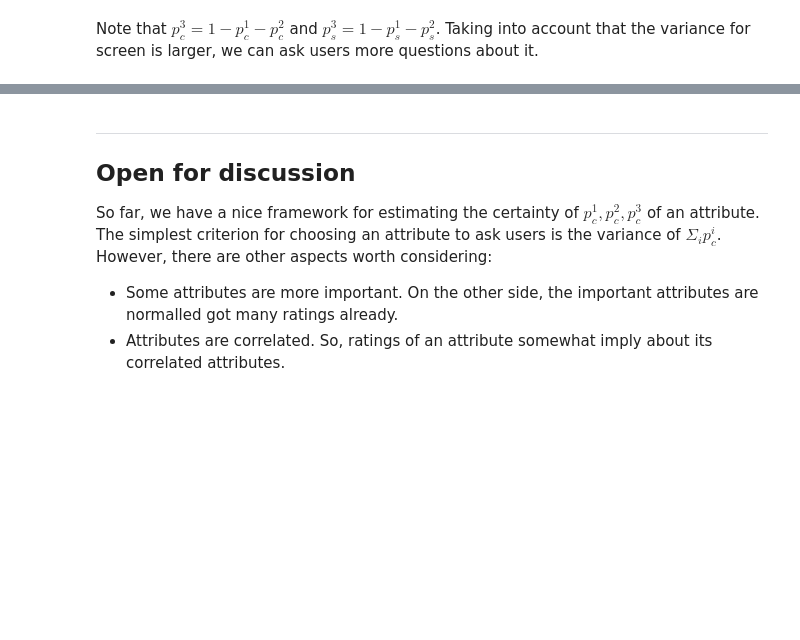
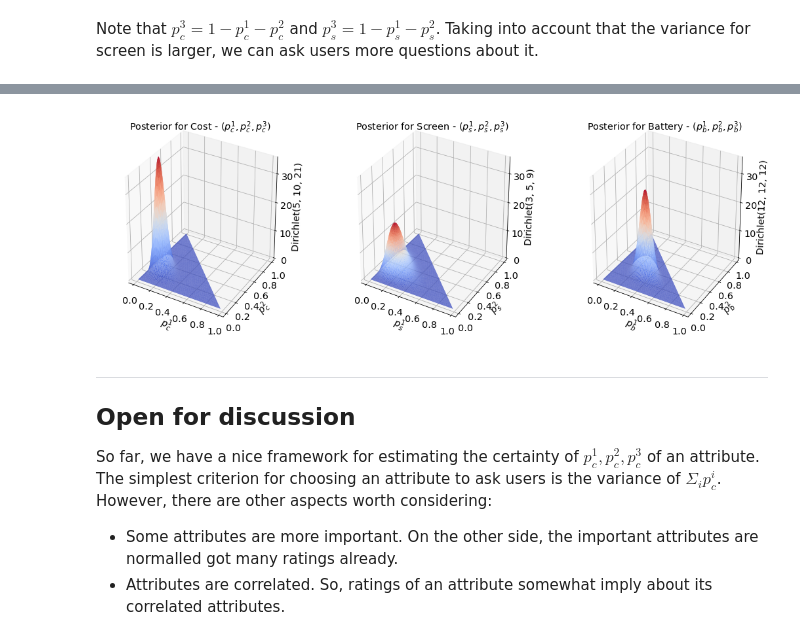
Before and after one commit to lexuanthongnhat/notebooks, a Jupyter notebook: Reviews Solicitation.ipynb, the cells around one changed output, grey strips where cells are left out. Drawn from its saved outputs; the diff is of its cells as text; code cells hidden in the pictures; blank space fills up the shorter version.

```diff
--- a/Reviews Solicitation.ipynb
+++ b/Reviews Solicitation.ipynb
@@ -170,3 +177,30 @@ Note that $p_c^3 = 1 - p_c^1 - p_c^2$ and $p_s^3 = 1 - p_s^1 - p_s^2$. Taking in
+# %%
+fig = plt.figure(figsize=(18, 6))
+
+# Cost
+ax = fig.add_subplot(1, 3, 1, projection='3d',
+                     xlabel=r'$p_c^1$', ylabel=r'$p_c^2$', zlabel='Dirichlet(5, 10, 21)', zlim=(0, 35),
+                     title=r'Posterior for Cost - $(p_c^1, p_c^2, p_c^3)$')
+x, y, z = dirichlet_coord(5, 10, 21)
+ax.plot_trisurf(x, y, z, cmap=cm.coolwarm, linewidth=0.0, antialiased=True)
+
+# Screen
+ax = fig.add_subplot(1, 3, 2, projection='3d',
+                     xlabel=r'$p_s^1$', ylabel=r'$p_s^2$', zlabel='Dirichlet(3, 5, 9)', zlim=(0, 35),
+                     title='Posterior for Screen - $(p_s^1, p_s^2, p_s^3)$')
+x, y, z = dirichlet_coord(3, 5, 9)
+ax.plot_trisurf(x, y, z, cmap=cm.coolwarm, linewidth=0.0, antialiased=True)
+
+# Battery
+ax = fig.add_subplot(1, 3, 3, projection='3d',
+                     xlabel=r'$p_b^1$', ylabel=r'$p_b^2$', zlabel='Dirichlet(12, 12, 12)', zlim=(0, 35),
+                     title='Posterior for Battery - $(p_b^1, p_b^2, p_b^3)$')
+x, y, z = dirichlet_coord(12, 12, 12)
+
+ax.plot_trisurf(x, y, z, cmap=cm.coolwarm, linewidth=0.0, antialiased=True)
+plt.show()
+# %% [output]
+[figure, added]
 # %% [markdown]
 ---
 ## Open for discussion
```
Also changed, not shown: parts of 6 cells of this notebook.
